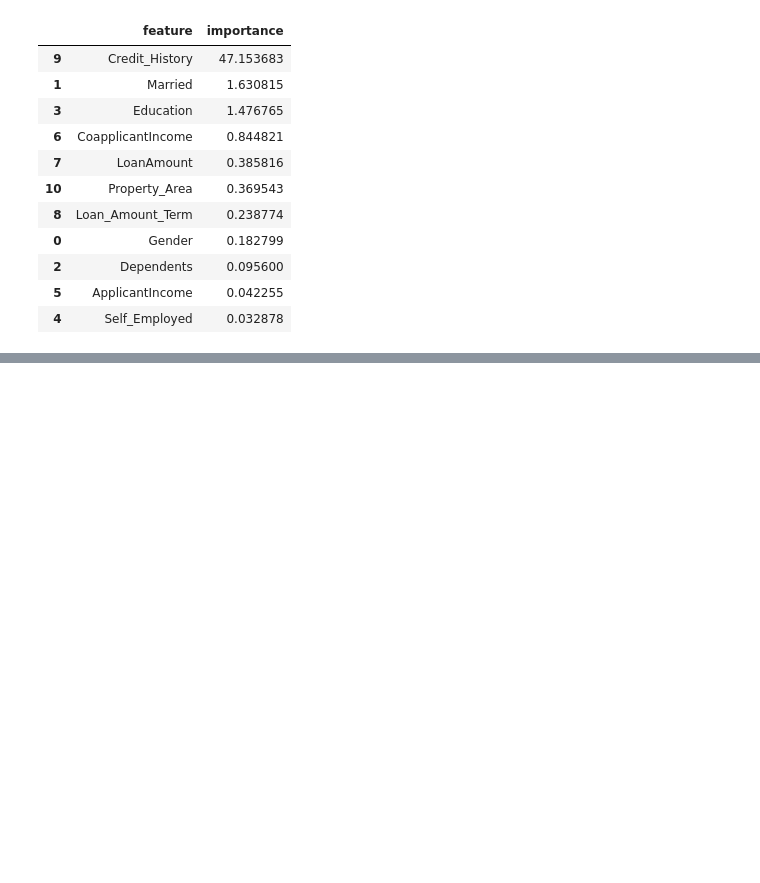
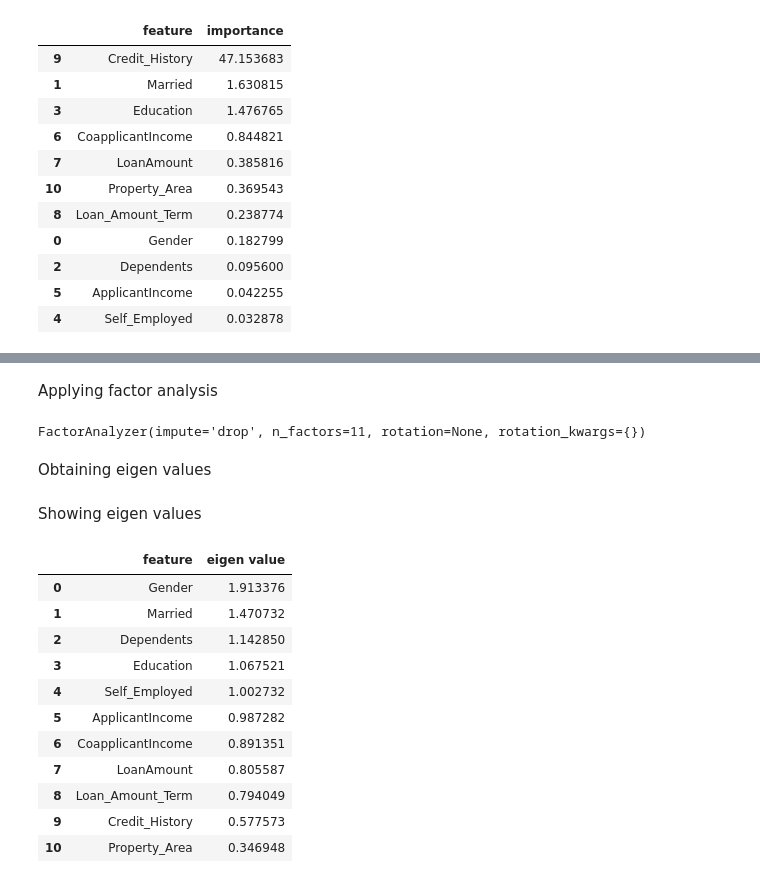
Before and after one commit to VaheC/ThinkingDS, a Jupyter notebook: ch2_dim_reduction.ipynb, the cells around one changed output, grey strips where cells are left out. Drawn from its saved outputs; the diff is of its cells as text; code cells hidden in the pictures; blank space fills up the shorter version.

Commit message:
ch2 factor analysis added

```diff
--- a/ch2_dim_reduction.ipynb
+++ b/ch2_dim_reduction.ipynb
@@ -381,0 +386,31 @@ skb_df
+# %% [markdown]
+Applying factor analysis
+# %%
+fa = FactorAnalyzer(rotation=None, impute='drop', n_factors=len(col_names))
+fa.fit(X, y)
+# %% [output]
+FactorAnalyzer(impute='drop', n_factors=11, rotation=None, rotation_kwargs={})
+# %% [markdown]
+Obtaining eigen values
+# %%
+ev, _ = fa.get_eigenvalues()
+# %% [markdown]
+Showing eigen values
+# %%
+fa_dict = {'feature': col_names, 'eigen value': ev}
+fa_df = pd.DataFrame(fa_dict)
+fa_df.sort_values('eigen value', ascending=False, inplace=True)
+fa_df
+# %% [output]
+|  | feature | eigen value |
+| 0 | Gender | 1.913376 |
+| 1 | Married | 1.470732 |
+| 2 | Dependents | 1.142850 |
+| 3 | Education | 1.067521 |
+| 4 | Self_Employed | 1.002732 |
+| 5 | ApplicantIncome | 0.987282 |
+| 6 | CoapplicantIncome | 0.891351 |
+| 7 | LoanAmount | 0.805587 |
+| 8 | Loan_Amount_Term | 0.794049 |
+| 9 | Credit_History | 0.577573 |
+| 10 | Property_Area | 0.346948 |
```
Also changed, not shown: parts of 2 cells of this notebook.
